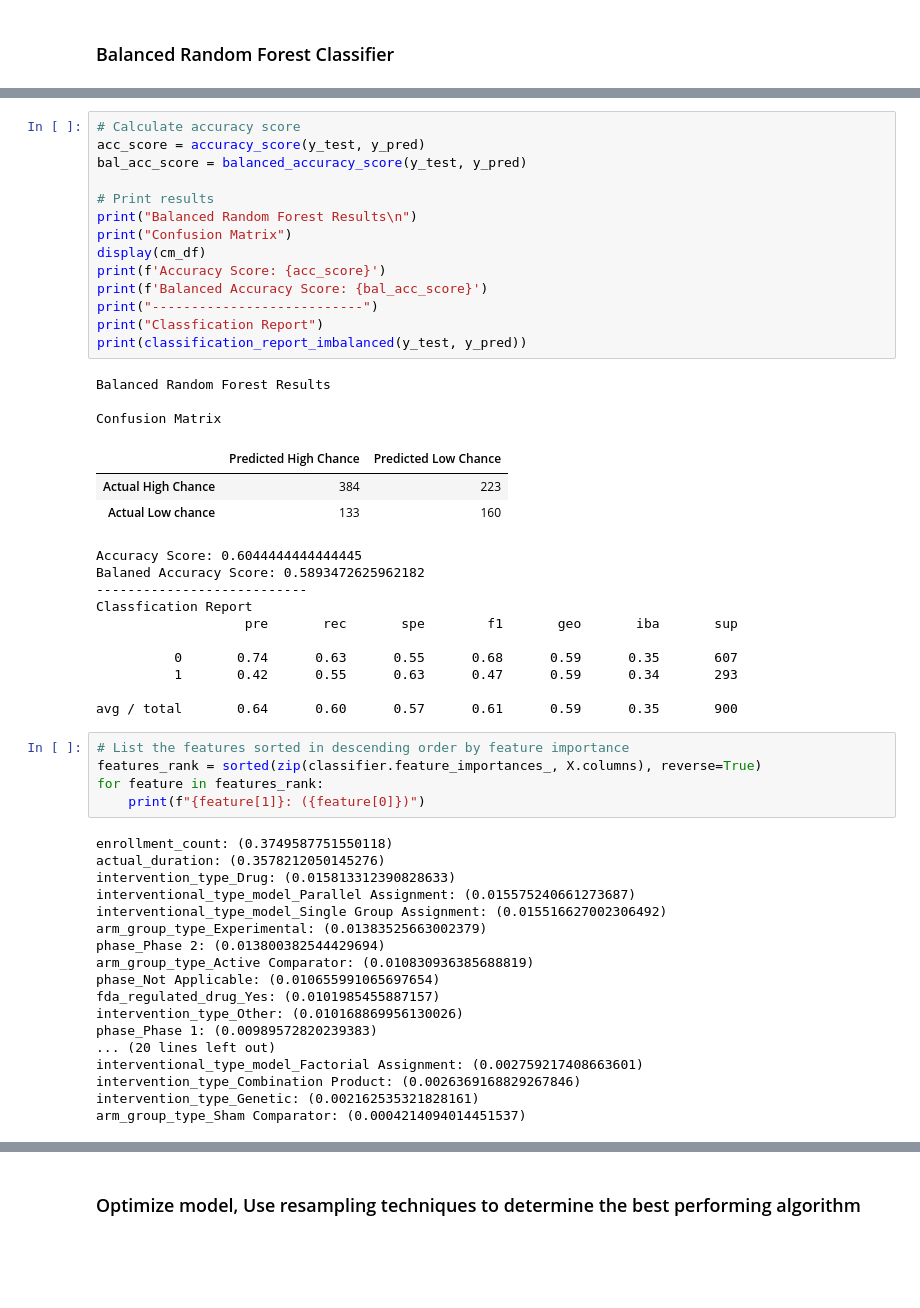
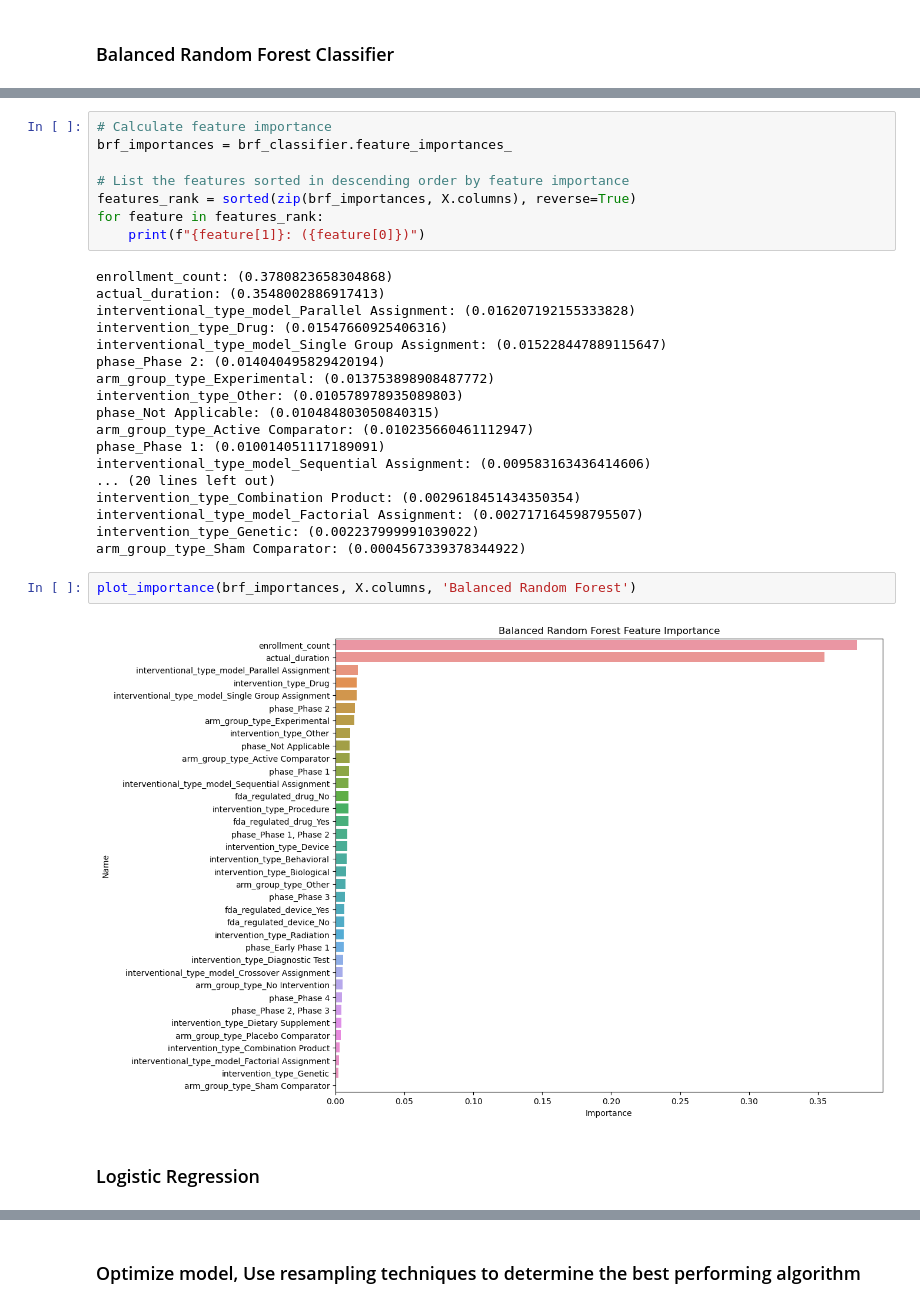
Before and after one commit to AnneLonero/Clinical_Trials_Research_Project, a Jupyter notebook: Supervised Machine Learning Models/Interventional_Machine_Learning.ipynb, the cells around one changed output, grey strips where cells are left out. Drawn from its saved outputs; the diff is of its cells as text; blank space fills up the shorter version.

```diff
--- a/Supervised Machine Learning Models/Interventional_Machine_Learning.ipynb
+++ b/Supervised Machine Learning Models/Interventional_Machine_Learning.ipynb
@@ -218,54 +297,32 @@ cm_df
-# %%
-# Calculate accuracy score
-acc_score = accuracy_score(y_test, y_pred)
-bal_acc_score = balanced_accuracy_score(y_test, y_pred)
-
-# Print results
-print("Balanced Random Forest Results\n")
-print("Confusion Matrix")
-display(cm_df)
-print(f'Accuracy Score: {acc_score}')
-print(f'Balanced Accuracy Score: {bal_acc_score}')
-print("---------------------------")
-print("Classfication Report")
-print(classification_report_imbalanced(y_test, y_pred))
-# %% [output]
-Balanced Random Forest Results
-
-Confusion Matrix
-|  | Predicted High Chance | Predicted Low Chance |
-| Actual High Chance | 384 | 223 |
-| Actual Low chance | 133 | 160 |
-Accuracy Score: 0.6044444444444445
-Balaned Accuracy Score: 0.5893472625962182
----------------------------
-Classfication Report
-                   pre       rec       spe        f1       geo       iba       sup
-
-          0       0.74      0.63      0.55      0.68      0.59      0.35       607
-          1       0.42      0.55      0.63      0.47      0.59      0.34       293
-
-avg / total       0.64      0.60      0.57      0.61      0.59      0.35       900
 # %%
+# Calculate feature importance
+brf_importances = brf_classifier.feature_importances_
+
 # List the features sorted in descending order by feature importance
-features_rank = sorted(zip(classifier.feature_importances_, X.columns), reverse=True)
+features_rank = sorted(zip(brf_importances, X.columns), reverse=True)
 for feature in features_rank:
     print(f"{feature[1]}: ({feature[0]})")
 # %% [output]
-enrollment_count: (0.3749587751550118)
-actual_duration: (0.3578212050145276)
-intervention_type_Drug: (0.015813312390828633)
-interventional_type_model_Parallel Assignment: (0.015575240661273687)
-interventional_type_model_Single Group Assignment: (0.015516627002306492)
-arm_group_type_Experimental: (0.01383525663002379)
-phase_Phase 2: (0.013800382544429694)
-arm_group_type_Active Comparator: (0.010830936385688819)
-phase_Not Applicable: (0.010655991065697654)
-fda_regulated_drug_Yes: (0.0101985455887157)
-intervention_type_Other: (0.010168869956130026)
-phase_Phase 1: (0.00989572820239383)
+enrollment_count: (0.3780823658304868)
+actual_duration: (0.3548002886917413)
+interventional_type_model_Parallel Assignment: (0.016207192155333828)
+intervention_type_Drug: (0.01547660925406316)
+interventional_type_model_Single Group Assignment: (0.015228447889115647)
+phase_Phase 2: (0.014040495829420194)
+arm_group_type_Experimental: (0.013753898908487772)
+intervention_type_Other: (0.010578978935089803)
+phase_Not Applicable: (0.010484803050840315)
+arm_group_type_Active Comparator: (0.010235660461112947)
+phase_Phase 1: (0.010014051117189091)
+interventional_type_model_Sequential Assignment: (0.009583163436414606)
 ... (20 lines left out)
-interventional_type_model_Factorial Assignment: (0.002759217408663601)
-intervention_type_Combination Product: (0.0026369168829267846)
-intervention_type_Genetic: (0.002162535321828161)
-arm_group_type_Sham Comparator: (0.0004214094014451537)
+intervention_type_Combination Product: (0.0029618451434350354)
+interventional_type_model_Factorial Assignment: (0.002717164598795507)
+intervention_type_Genetic: (0.002237999991039022)
+arm_group_type_Sham Comparator: (0.0004567339378344922)
+# %%
+plot_importance(brf_importances, X.columns, 'Balanced Random Forest')
+# %% [output]
+[figure, added]
+# %% [markdown]
+### Logistic Regression
```
Also changed, not shown: parts of 31 cells of this notebook, 21 other files.
